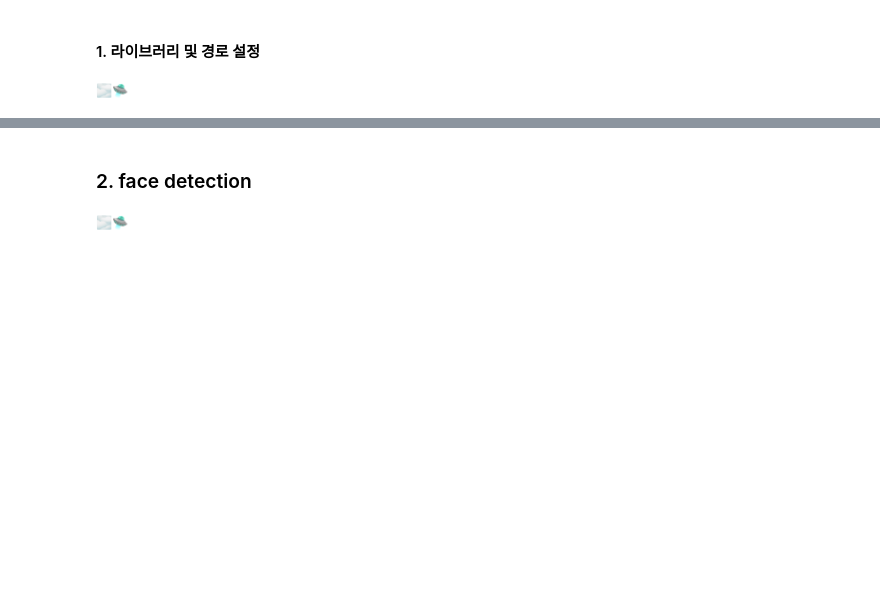
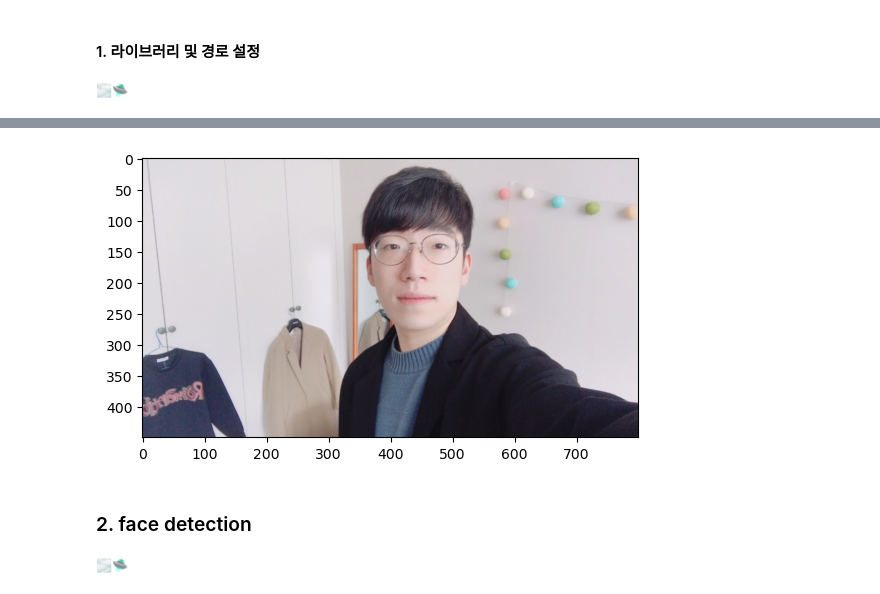
Before and after one commit to wide-bridge/AIFFEL_quest_eng, a Jupyter notebook: Computer_Vision/CV01/face_detection_sticker.ipynb, the cells around one changed output, grey strips where cells are left out. Drawn from its saved outputs; the diff is of its cells as text; code cells hidden in the pictures; blank space fills up the shorter version.

```diff
--- a/Computer_Vision/CV01/face_detection_sticker.ipynb
+++ b/Computer_Vision/CV01/face_detection_sticker.ipynb
@@ -30,3 +22,11 @@ plt.show()
+# %%
+# plt.imshow 이전에 RGB 이미지로 다시 변경
+img_rgb = cv2.cvtColor(img_bgr, cv2.COLOR_BGR2RGB)
+# 이미지 실제 출력하기 위해 이미지를 올려줌 (원하는 사이즈의 픽셀을 원하는 색으로 채워서 만든 그림이라고 합니다.)
+plt.imshow(img_rgb)
+plt.show() # 이미지 실제 출력
+# %% [output]
+[figure, added]
 # %% [markdown]
 ### 2. face detection
 # %%
```
Also changed, not shown: parts of 18 cells of this notebook.
